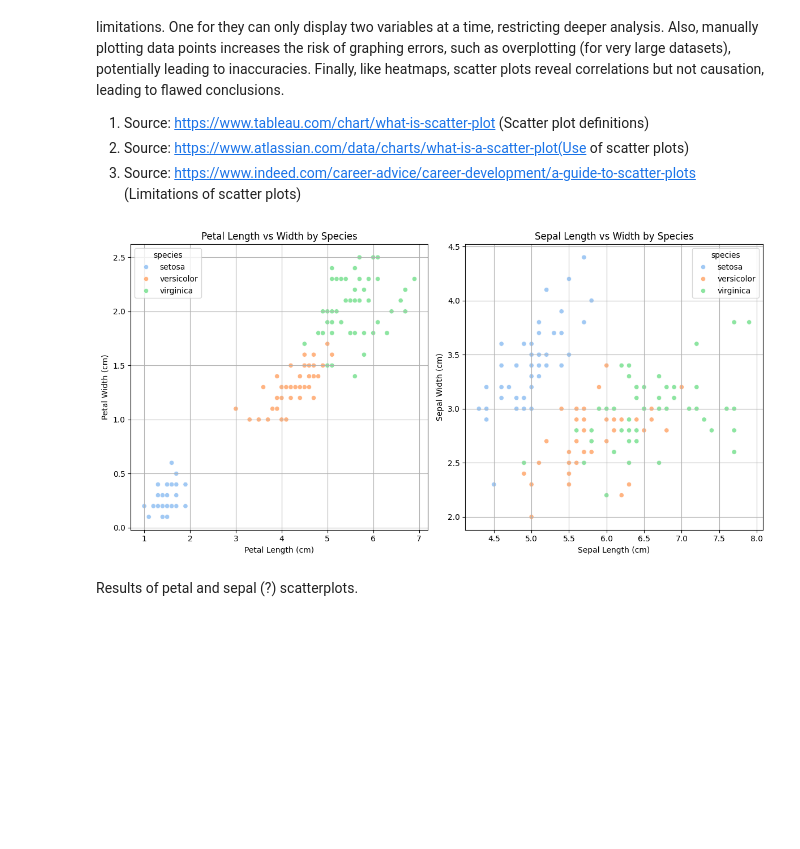
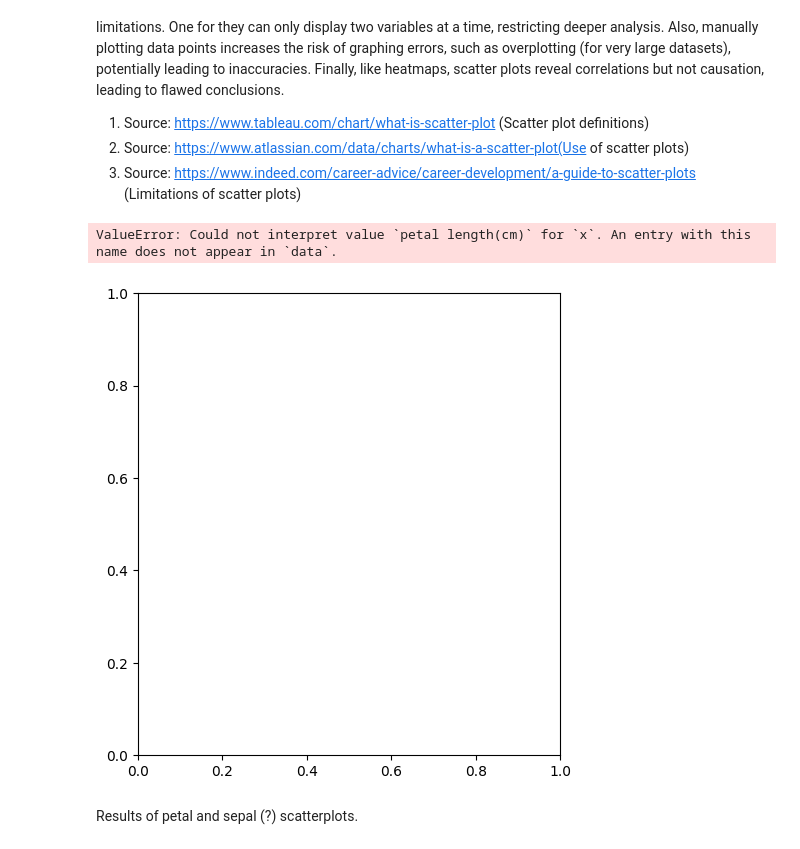
Before and after one commit to marianemcgrath/pands_project, a Jupyter notebook: analysis.ipynb, the cells around one changed output. Saved outputs shown, nothing was run; the diff lists cells and outputs as text; code cells hidden in the pictures; blank space fills up the shorter version.

Commit message:
images_250510

```diff
--- a/analysis.ipynb
+++ b/analysis.ipynb
@@ -370,32 +383,34 @@ A scatter plot (also called a scatter chart or scatter graph) displays individua
 # %%
 # Create a figure with 1 row and 2 columns for side-by-side plots
 plt.figure(figsize=(12, 6))
 
 # First scatter plot (left)
 plt.subplot(1, 2, 1)
-sns.scatterplot(x='petal length (cm)', y='petal width (cm)',
-                hue='species', data=df, palette='pastel')
+sns.scatterplot(x='petal length(cm)', y='petal width(cm)', hue= iris_data['species'], data=df, palette='pastel')
 plt.title('Petal Length vs Width by Species')
 plt.xlabel('Petal Length (cm)')
 plt.ylabel('Petal Width (cm)')
 plt.grid()
 
 # Second scatter plot (right)
 plt.subplot(1, 2, 2)
-sns.scatterplot(x='sepal length (cm)', y='sepal width (cm)',
-                hue='species', data=df, palette='pastel')
+sns.scatterplot(x='sepal length (cm)', y='sepal width (cm)', hue='species', data=df, palette='pastel')
 plt.title('Sepal Length vs Width by Species')
 plt.xlabel('Sepal Length (cm)')
 plt.ylabel('Sepal Width (cm)')
 plt.grid()
+
+# Save the scatter plots as a PNG file
+plt.savefig('iris_scatter_plots.png')
 
 plt.tight_layout()  # Adjust spacing between plots
 plt.show()
 
 # Source: https://www.geeksforgeeks.org/exploratory-data-analysis-on-iris-dataset/ (Relationship between Variables)
 # Source: https://www.youtube.com/watch?v=JGWqb5nNudE (Data Visualisation - Iris Dataset)
 # %% [output]
+ValueError: Could not interpret value `petal length(cm)` for `x`. An entry with this name does not appear in `data`.
-[figure, old version]
+[figure, new version]
 # %% [markdown]
 Results of petal and sepal (?) scatterplots.
 # %% [markdown]
```
Also changed, not shown: parts of 6 cells of this notebook, 7 other files.
